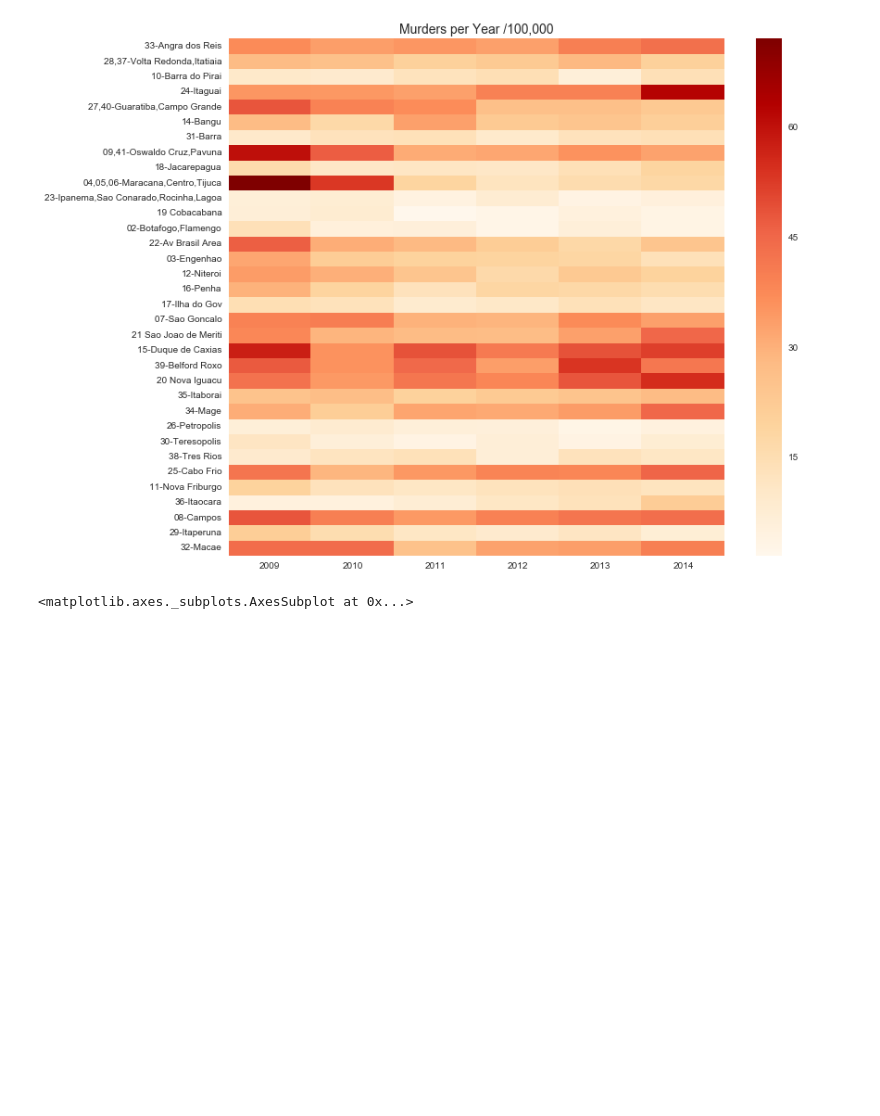
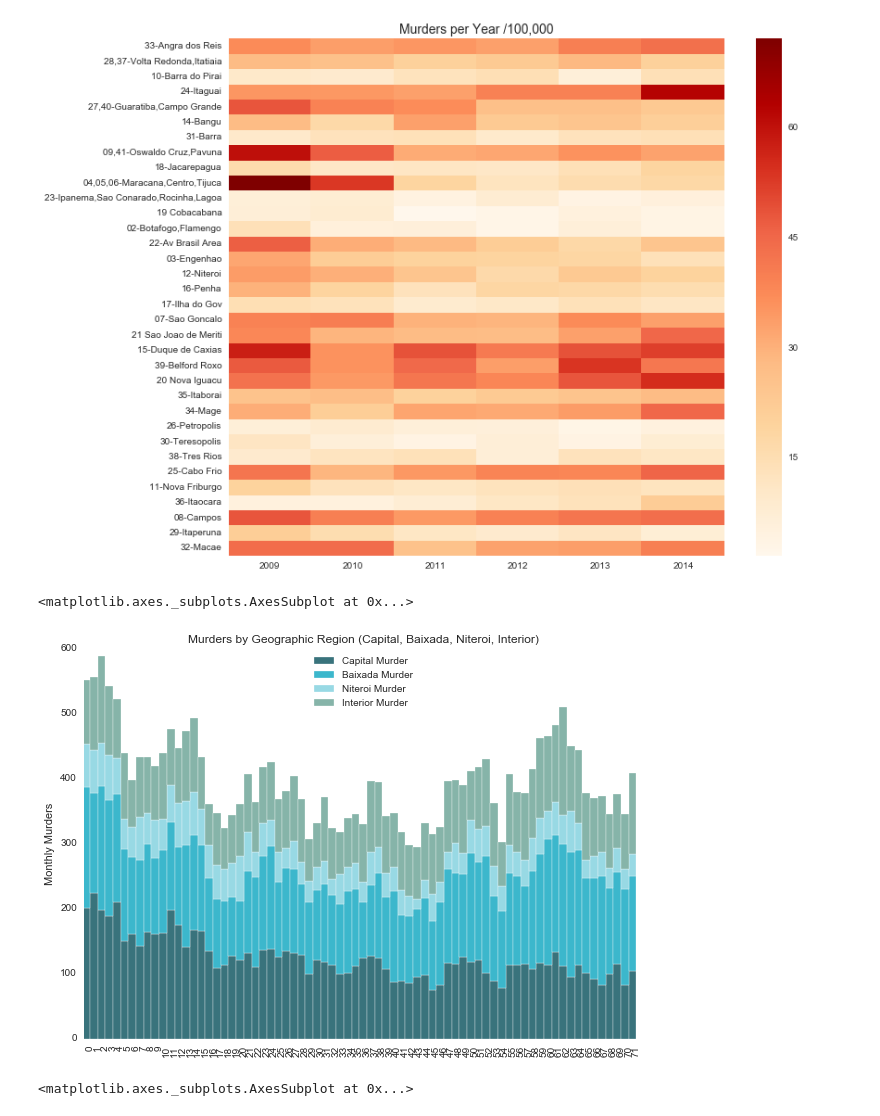
Before and after one commit to DrewForeman/rio-crime-migration, a Jupyter notebook: Rio_Crime_Data_Visualizations.ipynb, the cells around one changed output. Cells and saved outputs as stored; diff of their text form; code cells hidden in the pictures; blank space fills up the shorter version.

```diff
--- a/Rio_Crime_Data_Visualizations.ipynb
+++ b/Rio_Crime_Data_Visualizations.ipynb
@@ -143,6 +145,18 @@ arms = pd.read_csv('/Users/drewforeman/Documents/rioexp/Estadual_Data/estadual_a
 AdR = pd.read_csv('/Users/drewforeman/Documents/rioexp/Estadual_Data/estadual_AdR.csv')
 roubos = pd.read_csv('/Users/drewforeman/Documents/rioexp/Estadual_Data/estadual_roubos.csv')
 furtos = pd.read_csv('/Users/drewforeman/Documents/rioexp/Estadual_Data/estadual_furtos.csv')
+# %%
+fig= plt.figure(figsize=(10,7),facecolor='white')
+ax = fig.add_subplot(111,axisbg='white')
+ttl = 'Murders by Geographic Region (Capital, Baixada, Niteroi, Interior)'
+
+plt.ylabel('Monthly Murders')
+
+murders.plot(kind='bar',stacked=True,ax=ax, width=1,edgecolor='white',
+                 title=ttl,color=['#39737C','#3CB7CC','#98D9E4','#86B4A9'])
+# %% [output]
+<matplotlib.axes._subplots.AxesSubplot at 0x...>
+[figure, added]
 # %%
 #find percent of total murders for each region
 murders['Total'] = (murders['Capital Murder'] + murders['Baixada Murder'] +
```
Also changed, not shown: parts of 11 cells of this notebook, 1 other file.
